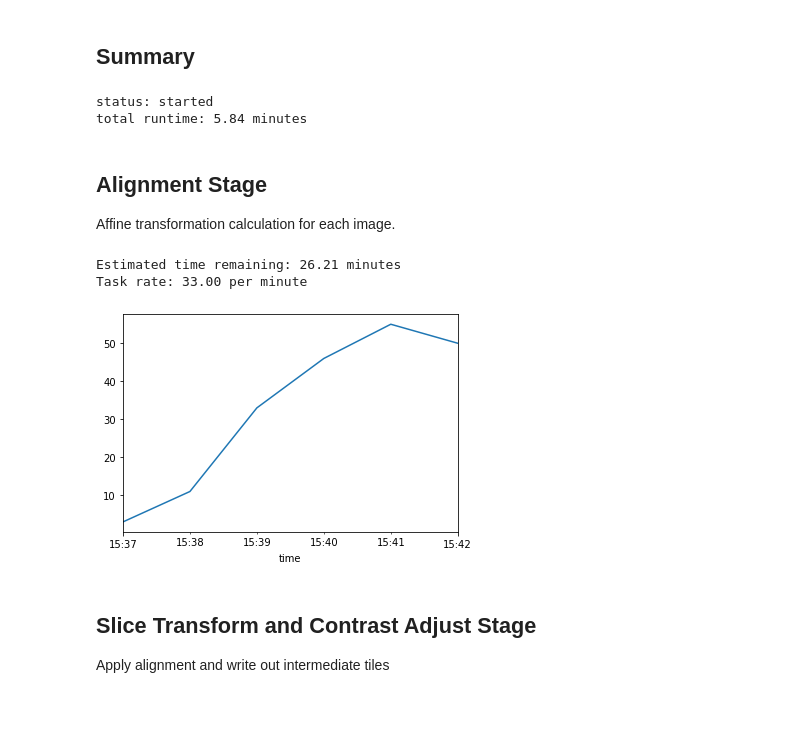
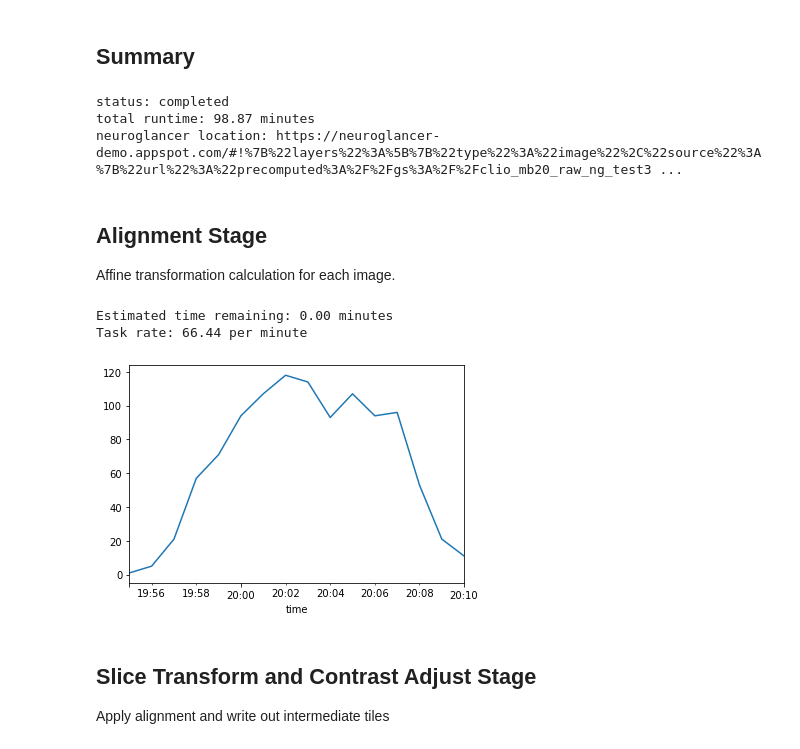
Before and after one commit to clio-janelia/clio_ingest, a Jupyter notebook: clio_report.ipynb, the cells around one changed output. Saved outputs shown, nothing was run; the diff lists cells and outputs as text; code cells hidden in the pictures; blank space fills up the shorter version.

```diff
--- a/clio_report.ipynb
+++ b/clio_report.ipynb
@@ -1,7 +1,7 @@
 # %%
 # inputs
 source_dir = "clio_mb20_raw" # source file bucket
-run_id = "try1_test32_11" # unique run id for job
+run_id = "test32_try_fresh" # unique run id for job
 # %%
 from google.cloud import storage
 storage_client = storage.Client()
@@ -72,7 +72,7 @@ def analyze_delays(prefix, total_tasks, hint=1):
     remaining_time = 0
     rate = hint
     if remaining > 0 and len(create_times) > 0:
-        rate = counts.sort_index(ascending=False)[0:15].mean()
+        rate = counts.sort_index(ascending=False)[1:15].mean()
         remaining_time = remaining / rate
     elif len(create_times) > 0:
         rate = counts.sort_index(ascending=False).mean()
@@ -139,19 +139,20 @@ print(f"total runtime: {total_runtime:.2f} minutes")
 if job_status == "completed":
     print(f"neuroglancer location: {neuroglancer_addr}")
 # %% [output]
-status: started
-total runtime: 5.84 minutes
+status: completed
+total runtime: 98.87 minutes
+neuroglancer location: https://neuroglancer-demo.appspot.com/#!%7B%22layers%22%3A%5B%7B%22type%22%3A%22image%22%2C%22source%22%3A%7B%22url%22%3A%22precomputed%3A%2F%2Fgs%3A%2F%2Fclio_mb20_raw_ng_test3 ...
 # %% [markdown]
 ## Alignment Stage
 
 Affine transformation calculation for each image.
 # %%
 # alignment stage
-align_rate = analyze_delays(align_dir, num_slices-1, hint=1)
+align_rate = analyze_delays(align_dir, num_slices-1, hint=256)
 # %% [output]
-Estimated time remaining: 26.21 minutes
-Task rate: 33.00 per minute
+Estimated time remaining: 0.00 minutes
+Task rate: 66.44 per minute
-[figure, old version]
+[figure, new version]
 # %% [markdown]
 ## Slice Transform and Contrast Adjust Stage
 
```
Also changed, not shown: parts of 2 cells of this notebook.
